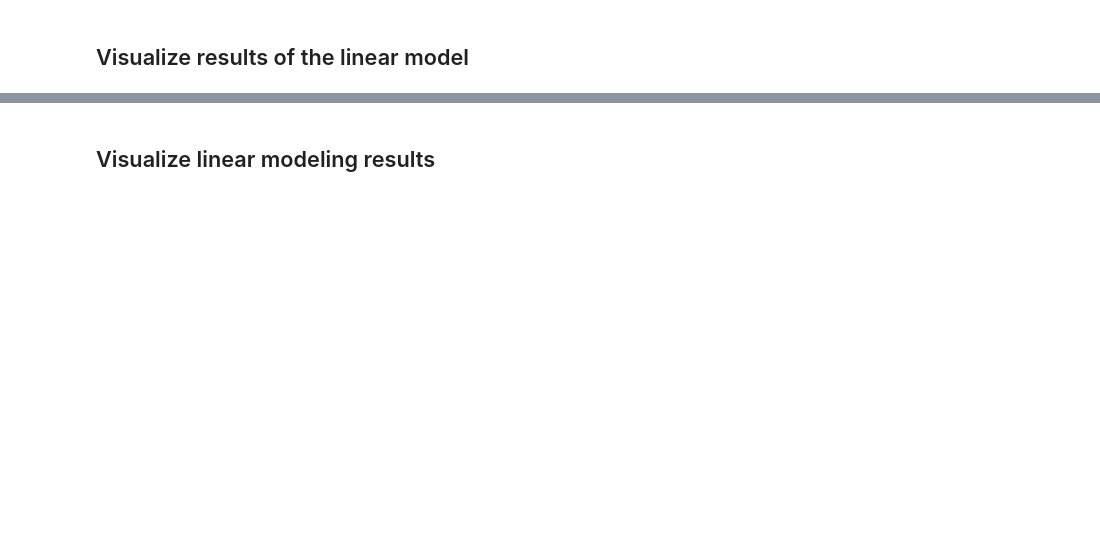
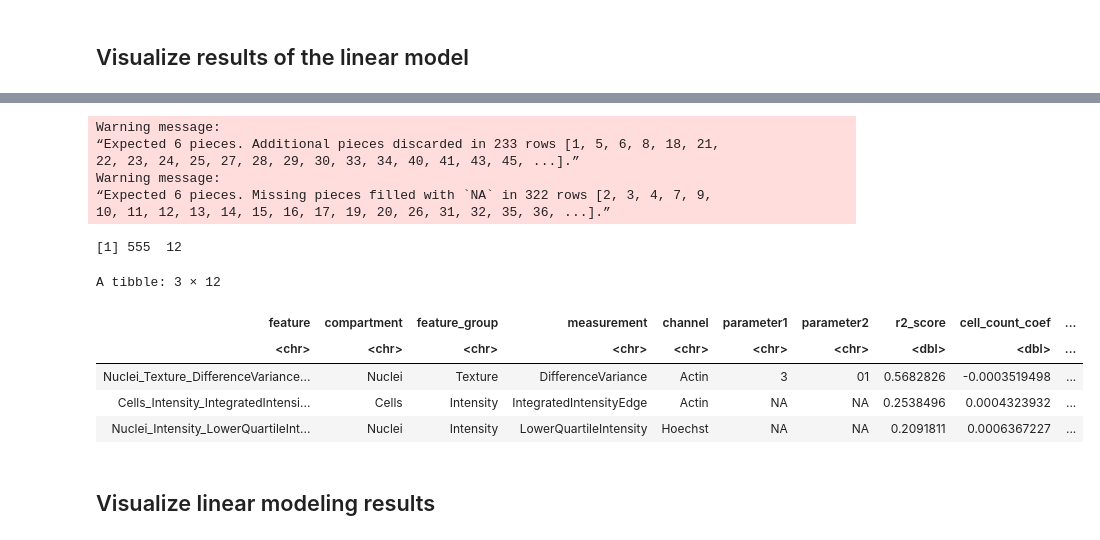
Before and after one commit to WayScience/cellpainting_predicts_cardiac_fibrosis, a Jupyter notebook: 4.analyze_data/notebooks/linear_model/1.visualize_linear_model.ipynb, the cells around one changed output, grey strips where cells are left out. Cells and saved outputs as stored; diff of their text form; code cells hidden in the pictures; blank space fills up the shorter version.

```diff
--- a/4.analyze_data/notebooks/linear_model/1.visualize_linear_model.ipynb
+++ b/4.analyze_data/notebooks/linear_model/1.visualize_linear_model.ipynb
@@ -65,3 +18,54 @@ A tibble: 3 × 11
+# %%
+# Load and process linear model data
+lm_df <- readr::read_tsv(
+    lm_file, col_types = readr::cols(.default = "d", feature = "c")
+)
+
+# Arrange by absolute value coefficient
+# Split out components of feature name for visualization
+lm_df <- lm_df %>%
+    dplyr::arrange(desc(abs(failing_coef))) %>%
+    tidyr::separate(
+        feature,
+        into = c(
+            "compartment",
+            "feature_group",
+            "measurement",
+            "channel",
+            "parameter1",
+            "parameter2"
+        ),
+        sep = "_",
+        remove = FALSE
+    ) %>%
+    dplyr::mutate(channel_cleaned = channel)
+
+lm_df$channel_cleaned <- dplyr::recode(lm_df$channel_cleaned,
+    "Hoechst" = "Nucleus",
+    "ER" = "ER",
+    "Actin" = "Actin",
+    "Mitochondria" = "Mito",
+    "PM" = "Plasma membrane",
+    .default = "other",
+    .missing = "other"
+)
+
+print(dim(lm_df))
+head(lm_df, 3)
+# %% [output]
+Warning message:
+“Expected 6 pieces. Additional pieces discarded in 233 rows [1, 5, 6, 8, 18, 21,
+22, 23, 24, 25, 27, 28, 29, 30, 33, 34, 40, 41, 43, 45, ...].”
+Warning message:
+“Expected 6 pieces. Missing pieces filled with `NA` in 322 rows [2, 3, 4, 7, 9,
+10, 11, 12, 13, 14, 15, 16, 17, 19, 20, 26, 31, 32, 35, 36, ...].”
+[1] 555  12
+A tibble: 3 × 12
+| feature | compartment | feature_group | measurement | channel | parameter1 | parameter2 | r2_score | cell_count_coef | ... |
+| <chr> | <chr> | <chr> | <chr> | <chr> | <chr> | <chr> | <dbl> | <dbl> | ... |
+| Nuclei_Texture_DifferenceVariance... | Nuclei | Texture | DifferenceVariance | Actin | 3 | 01 | 0.5682826 | -0.0003519498 | ... |
+| Cells_Intensity_IntegratedIntensi... | Cells | Intensity | IntegratedIntensityEdge | Actin | NA | NA | 0.2538496 | 0.0004323932 | ... |
+| Nuclei_Intensity_LowerQuartileInt... | Nuclei | Intensity | LowerQuartileIntensity | Hoechst | NA | NA | 0.2091811 | 0.0006367227 | ... |
 # %% [markdown]
 ## Visualize linear modeling results
 # %%
```
Also changed, not shown: parts of 4 cells of this notebook, 16 other files.
